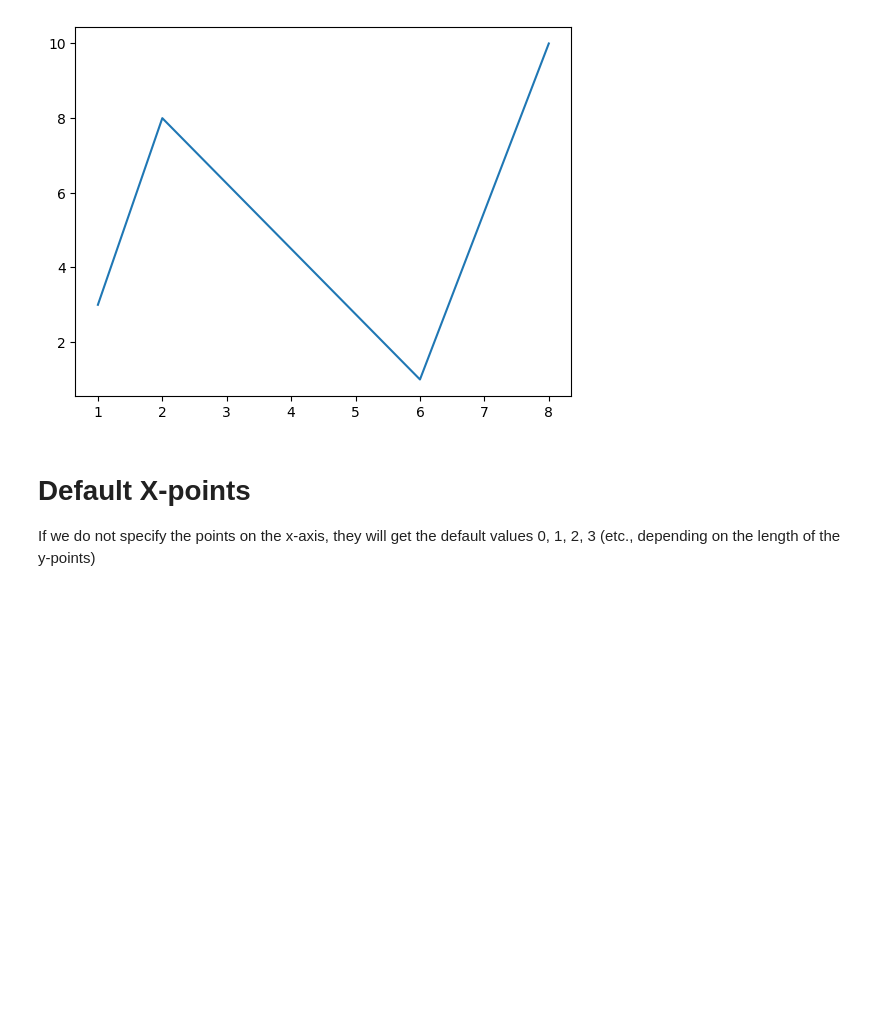
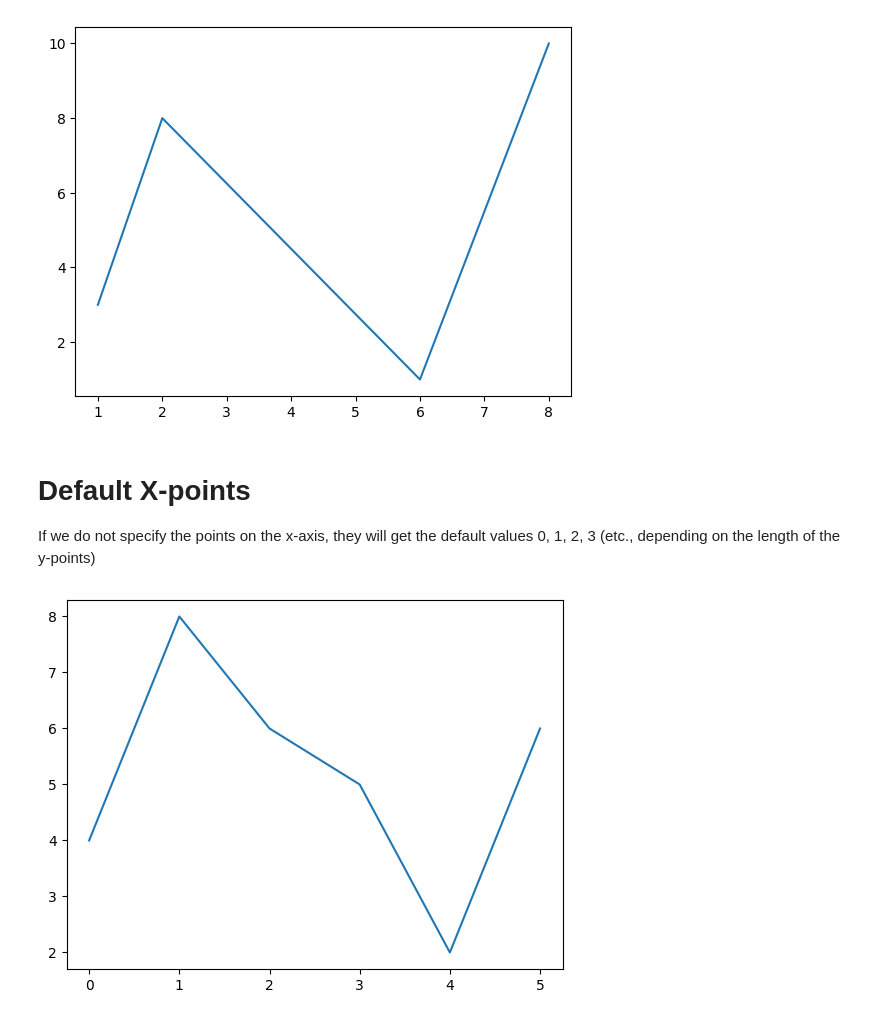
Before and after one commit to vibhuti0/matplotlib, a Jupyter notebook: matplotlib.ipynb, the cells around one changed output. Cells and saved outputs as stored; diff of their text form; code cells hidden in the pictures; blank space fills up the shorter version.

```diff
--- a/matplotlib.ipynb
+++ b/matplotlib.ipynb
@@ -27,3 +27,13 @@ plt.show()
 # %% [markdown]
 # Default X-points
 If we do not specify the points on the x-axis, they will get the default values 0, 1, 2, 3 (etc., depending on the length of the y-points)
+# %%
+import matplotlib.pyplot as plt
+import numpy as np
+
+ypoints = np.array([4, 8, 6, 5, 2, 6])
+
+plt.plot(ypoints)
+plt.show()
+# %% [output]
+[figure, added]
```
